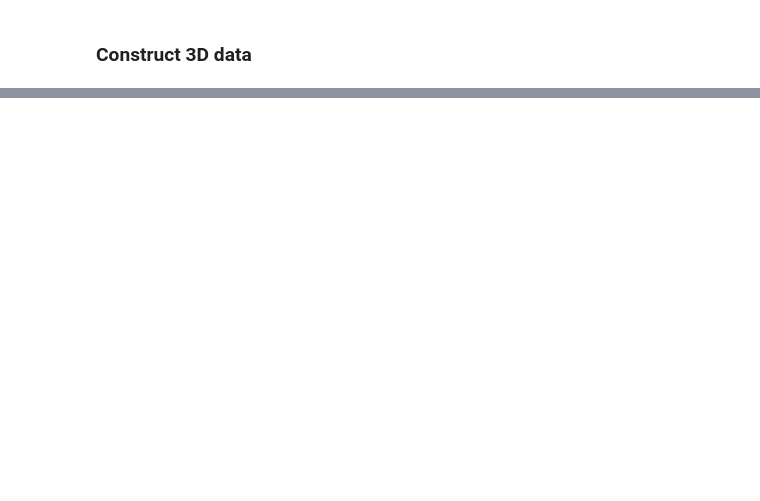
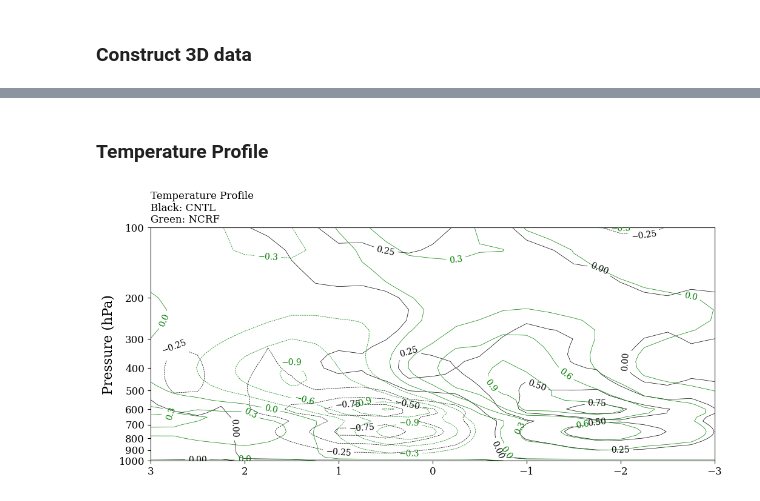
Before and after one commit to JOsephKan/2024_Research, a Jupyter notebook: MPAS/Composite/Bandpass_composite/Statistical_test/Bandpass_temp_diff.ipynb, the cells around one changed output, grey strips where cells are left out. Cells and saved outputs as stored; diff of their text form; code cells hidden in the pictures; blank space fills up the shorter version.

```diff
--- a/MPAS/Composite/Bandpass_composite/Statistical_test/Bandpass_temp_diff.ipynb
+++ b/MPAS/Composite/Bandpass_composite/Statistical_test/Bandpass_temp_diff.ipynb
@@ -80,0 +50,12 @@ temp_sel: dict[str, np.ndarray] = dict(
+# %%
+temp_3d: dict[str, np.ndarray] = dict()
+
+temp_3d["CNTL"] = (np.array(eof) @ np.array(temp["CNTL"]).reshape(2, -1)).reshape(38, temp["CNTL"].shape[1], temp["CNTL"].shape[2]).transpose(2, 0, 1)
+temp_3d["NCRF"] = (np.array(eof) @ np.array(temp["NCRF"]).reshape(2, -1)).reshape(38, temp["NCRF"].shape[1], temp["NCRF"].shape[2]).transpose(2, 0, 1)
+
+temp_ano: dict[str, np.ndarray] = dict()
+
+temp_ano["CNTL"] = temp_3d["CNTL"] - temp_3d["CNTL"].mean(axis=(0, 2))[None, :, None]
+temp_ano["NCRF"] = temp_3d["NCRF"] - temp_3d["NCRF"].mean(axis=(0, 2))[None, :, None]
+
+print("Anomaly CNTL temp shape:", temp_ano["CNTL"].shape)
@@ -80,0 +68,8 @@ temp_sel: dict[str, np.ndarray] = dict(
+# %%
+time_itv: dict[str, np.ndarray] = dict()
+
+for key in temp.keys():
+    time_itv[key] = np.array([
+        np.linspace(time_ref[key][i]-12, time_ref[key][i]+12, 25)
+        for i in range(time_ref[key].shape[0])
+    ])
@@ -80,0 +78,11 @@ temp_sel: dict[str, np.ndarray] = dict(
+# %%
+temp_sel: dict[str, np.ndarray] = dict()
+
+for key in temp.keys():
+    temp_sel[key] = np.array([
+        temp_ano[key][time_itv[key][i].astype(int), :, lon_ref[key][i].astype(int)]
+        for i in range(time_ref[key].shape[0])
+    ])
+
+temp_diff: np.ndarray = (temp_sel["CNTL"].mean(axis=0) - temp_sel["NCRF"].mean(axis=0))
+print("temp_diff shape:", temp_diff.shape)
@@ -127,0 +169,17 @@ plt.savefig("bandpass_diff.png", dpi=300)
+# %% [markdown]
+### Temperature Profile
+# %%
+plt.figure(figsize=(12, 5))
+c_cntl = plt.contour(np.linspace(-3, 3, 25), lev, temp_sel["CNTL"].mean(axis=0).T, colors="black", linewidths=0.5)
+c_ncrf = plt.contour(np.linspace(-3, 3, 25), lev, temp_sel["NCRF"].mean(axis=0).T, colors="green", linewidths=0.5)
+plt.yscale("log")
+plt.yticks(np.linspace(100, 1000, 10), np.linspace(100, 1000, 10, dtype=int))
+plt.gca().invert_xaxis()
+plt.gca().invert_yaxis()
+plt.ylabel("Pressure (hPa)")
+plt.title("Temperature Profile\nBlack: CNTL\nGreen: NCRF", fontsize=12, loc="left")
+plt.clabel(c_cntl, inline=True, fontsize=10)
+plt.clabel(c_ncrf, inline=True, fontsize=10)
+plt.savefig("Composite_temp_profile.png", dpi=300)
+# %% [output]
+[figure, added]
```
Also changed, not shown: parts of 17 cells of this notebook, 12 other files.
